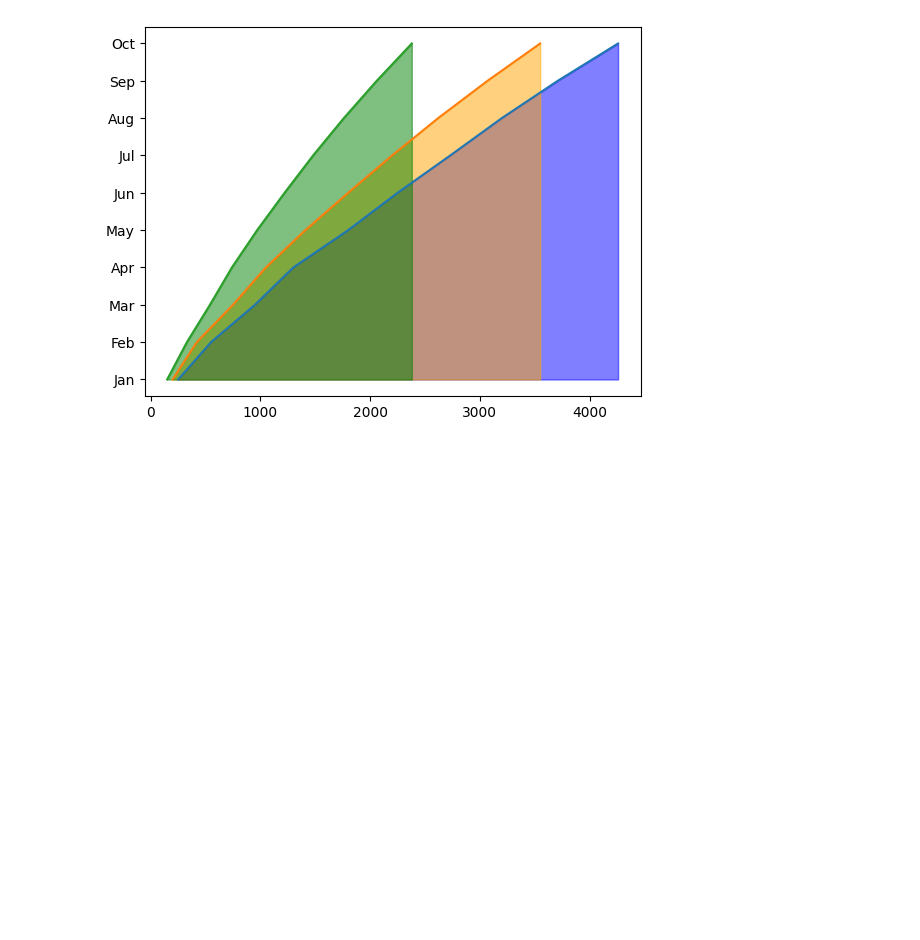
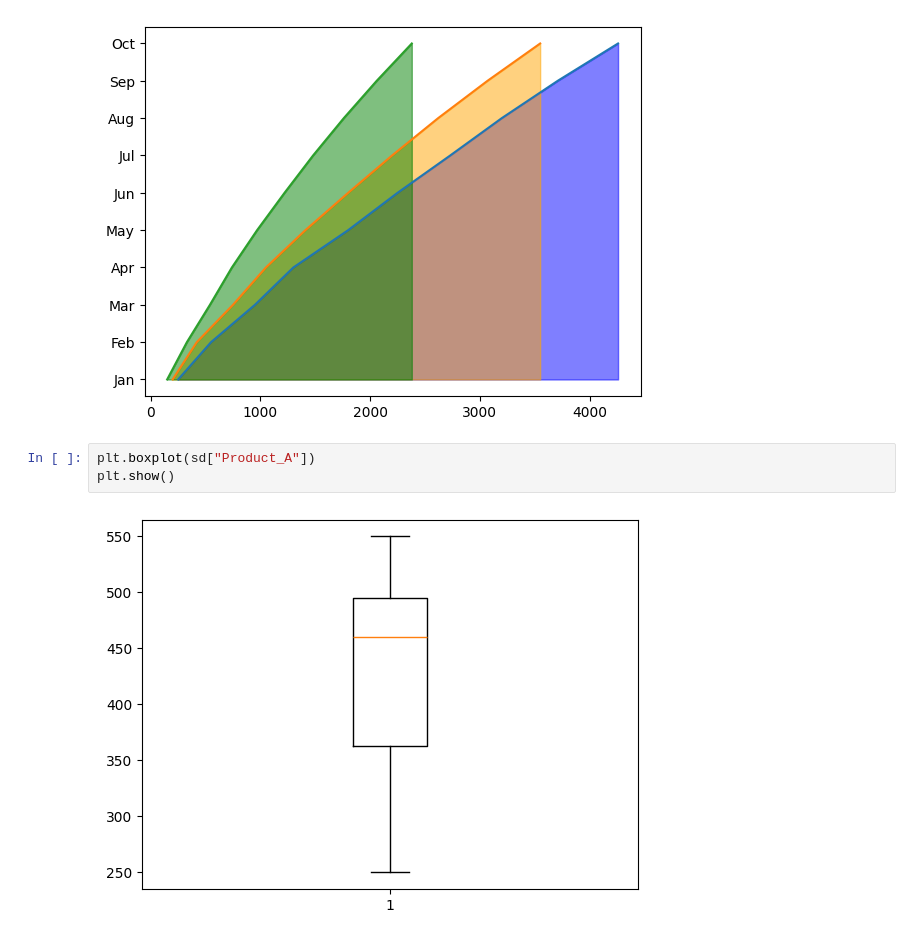
Before and after one commit to Ayan282/colab, a Jupyter notebook: Welcome_to_Colab.ipynb, the cells around one changed output. Drawn from its saved outputs; the diff is of its cells as text; blank space fills up the shorter version.

```diff
--- a/Welcome_to_Colab.ipynb
+++ b/Welcome_to_Colab.ipynb
@@ -184,3 +184,8 @@ plt.fill_between(sd["cumsumC"],sd["Month"],color="green",alpha=0.5)
 # %% [output]
 <matplotlib.collections.FillBetweenPolyCollection at 0x...>
 [figure]
+# %%
+plt.boxplot(sd["Product_A"])
+plt.show()
+# %% [output]
+[figure, added]
```
Also changed, not shown: parts of 5 cells of this notebook.
